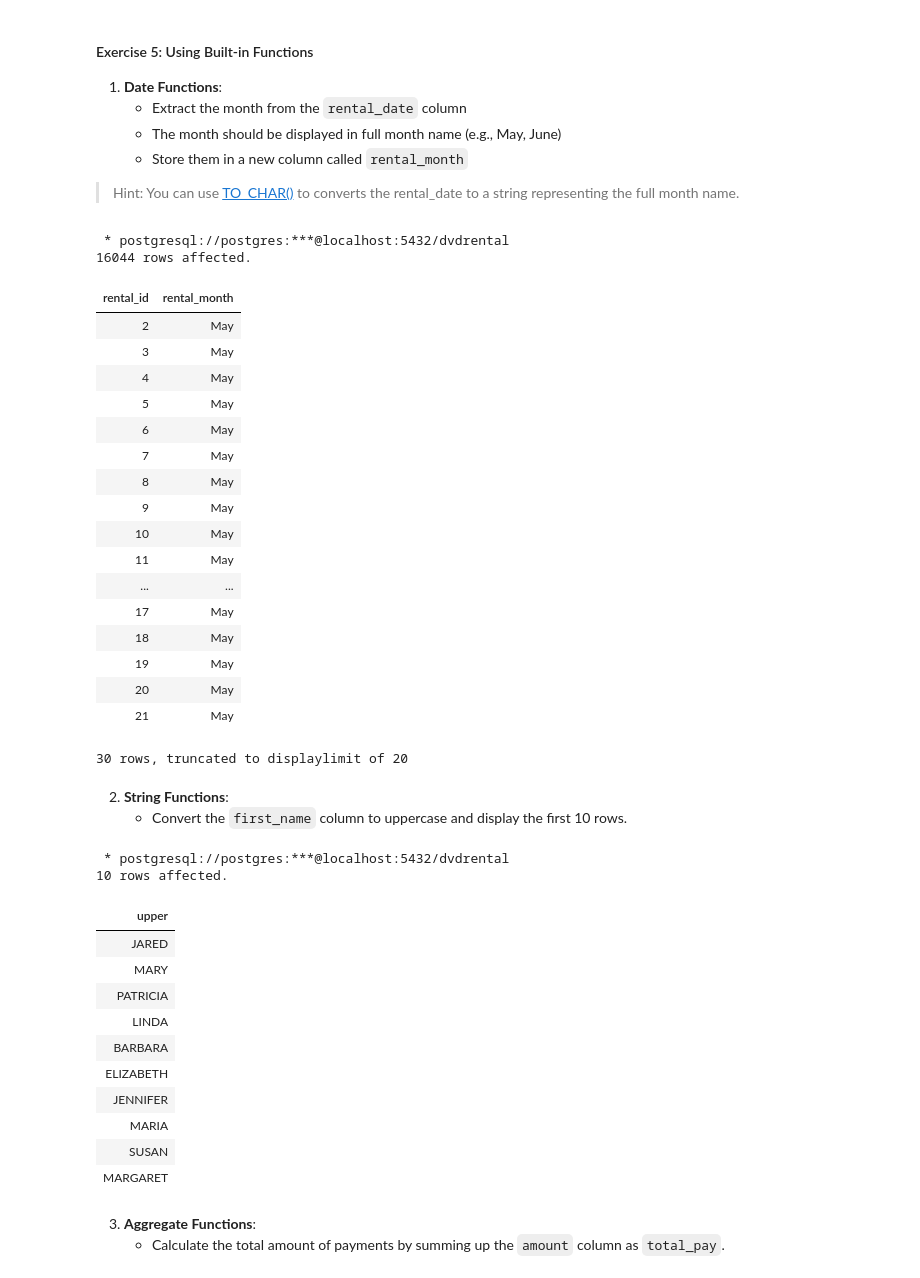
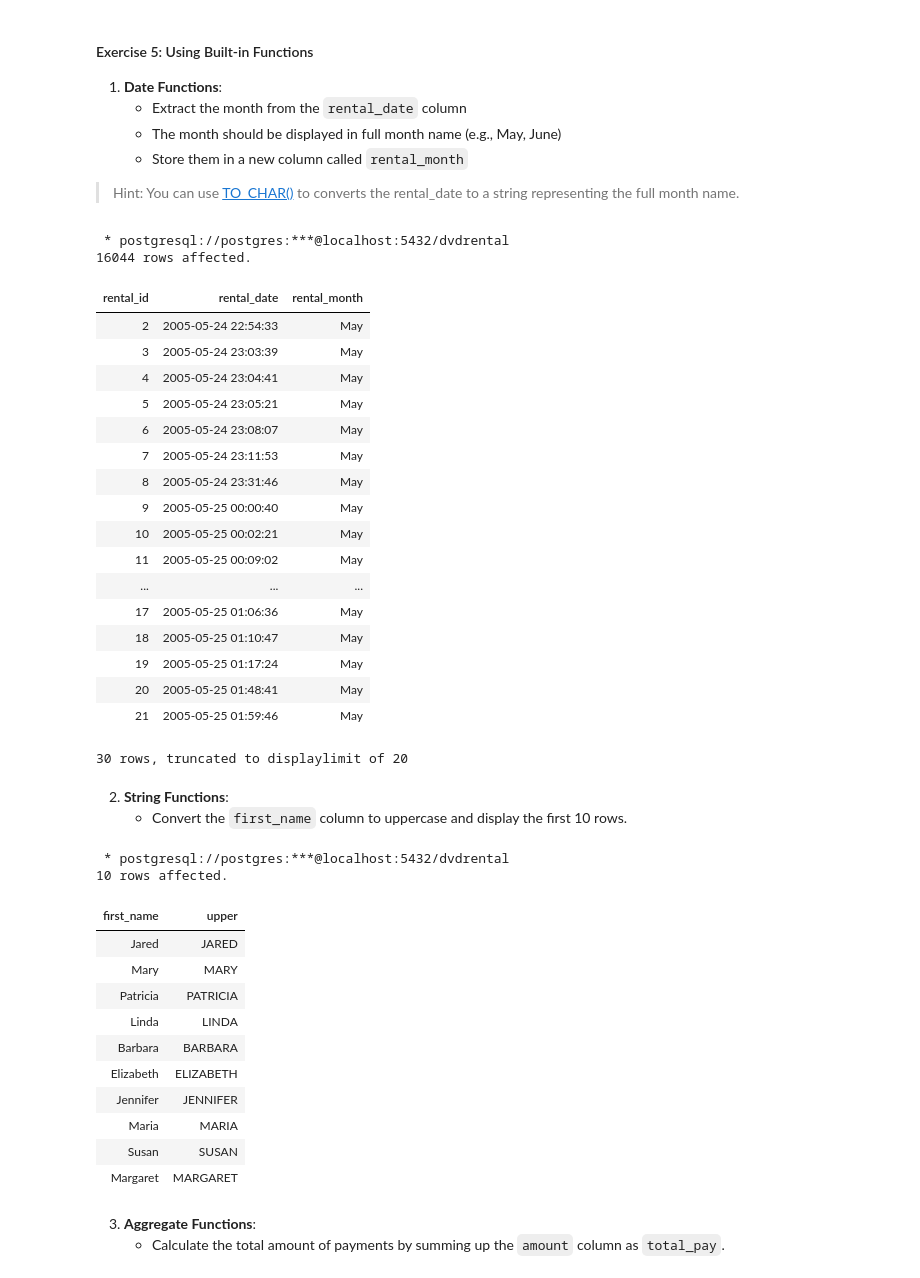
Before and after one commit to TRU-DASC/dasc5410-worksheet3-JoelKollenberg, a Jupyter notebook: worksheet3.ipynb, the cells around one changed output. Cells and saved outputs as stored; diff of their text form; code cells hidden in the pictures.

```diff
--- a/worksheet3.ipynb
+++ b/worksheet3.ipynb
@@ -354,28 +354,28 @@ LIMIT 10;
 > Hint: You can use [TO_CHAR()](https://www.postgresql.org/docs/current/functions-formatting.html) to converts the rental_date to a string representing the full month name.
 # %%
 %%sql
-SELECT rental_id, TO_CHAR(rental_date, 'Month') AS rental_month
+SELECT rental_id, rental_date, TO_CHAR(rental_date, 'Month') AS rental_month
 FROM rental;
 # %% [output]
  * postgresql://postgres:***@localhost:5432/dvdrental
 16044 rows affected.
-| rental_id | rental_month |
-| 2 | May |
-| 3 | May |
-| 4 | May |
-| 5 | May |
-| 6 | May |
-| 7 | May |
-| 8 | May |
-| 9 | May |
-| 10 | May |
-| 11 | May |
-| ... | ... |
-| 17 | May |
-| 18 | May |
-| 19 | May |
-| 20 | May |
-| 21 | May |
+| rental_id | rental_date | rental_month |
+| 2 | 2005-05-24 22:54:33 | May |
+| 3 | 2005-05-24 23:03:39 | May |
+| 4 | 2005-05-24 23:04:41 | May |
+| 5 | 2005-05-24 23:05:21 | May |
+| 6 | 2005-05-24 23:08:07 | May |
+| 7 | 2005-05-24 23:11:53 | May |
+| 8 | 2005-05-24 23:31:46 | May |
+| 9 | 2005-05-25 00:00:40 | May |
+| 10 | 2005-05-25 00:02:21 | May |
+| 11 | 2005-05-25 00:09:02 | May |
+| ... | ... | ... |
+| 17 | 2005-05-25 01:06:36 | May |
+| 18 | 2005-05-25 01:10:47 | May |
+| 19 | 2005-05-25 01:17:24 | May |
+| 20 | 2005-05-25 01:48:41 | May |
+| 21 | 2005-05-25 01:59:46 | May |
 30 rows, truncated to displaylimit of 20
 # %% [markdown]
 
@@ -383,23 +383,23 @@ FROM rental;
    - Convert the `first_name` column to uppercase and display the first 10 rows.
 # %%
 %%sql
-SELECT UPPER(first_name)
+SELECT first_name, UPPER(first_name)
 FROM customer
 LIMIT 10;
 # %% [output]
  * postgresql://postgres:***@localhost:5432/dvdrental
 10 rows affected.
-| upper |
-| JARED |
-| MARY |
-| PATRICIA |
-| LINDA |
-| BARBARA |
-| ELIZABETH |
-| JENNIFER |
-| MARIA |
-| SUSAN |
-| MARGARET |
+| first_name | upper |
+| Jared | JARED |
+| Mary | MARY |
+| Patricia | PATRICIA |
+| Linda | LINDA |
+| Barbara | BARBARA |
+| Elizabeth | ELIZABETH |
+| Jennifer | JENNIFER |
+| Maria | MARIA |
+| Susan | SUSAN |
+| Margaret | MARGARET |
 # %% [markdown]
 
 3. **Aggregate Functions**:
```
Also changed, not shown: parts of 4 cells of this notebook.
